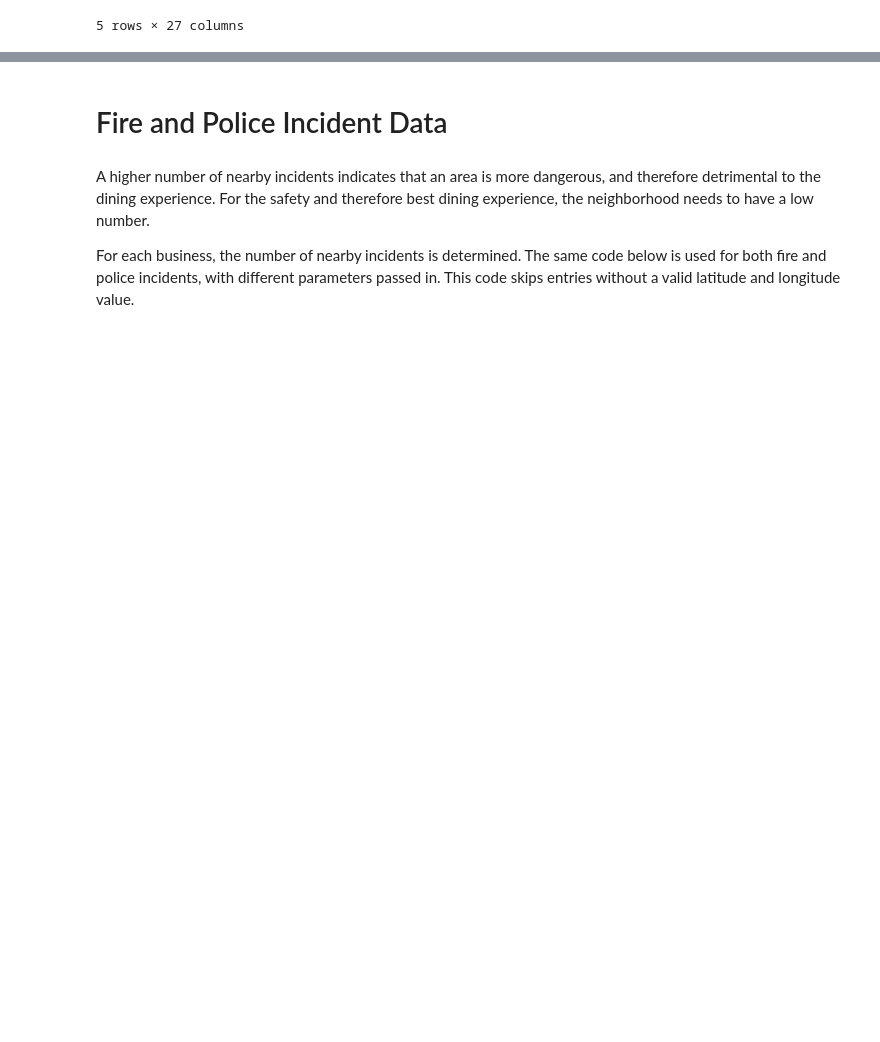
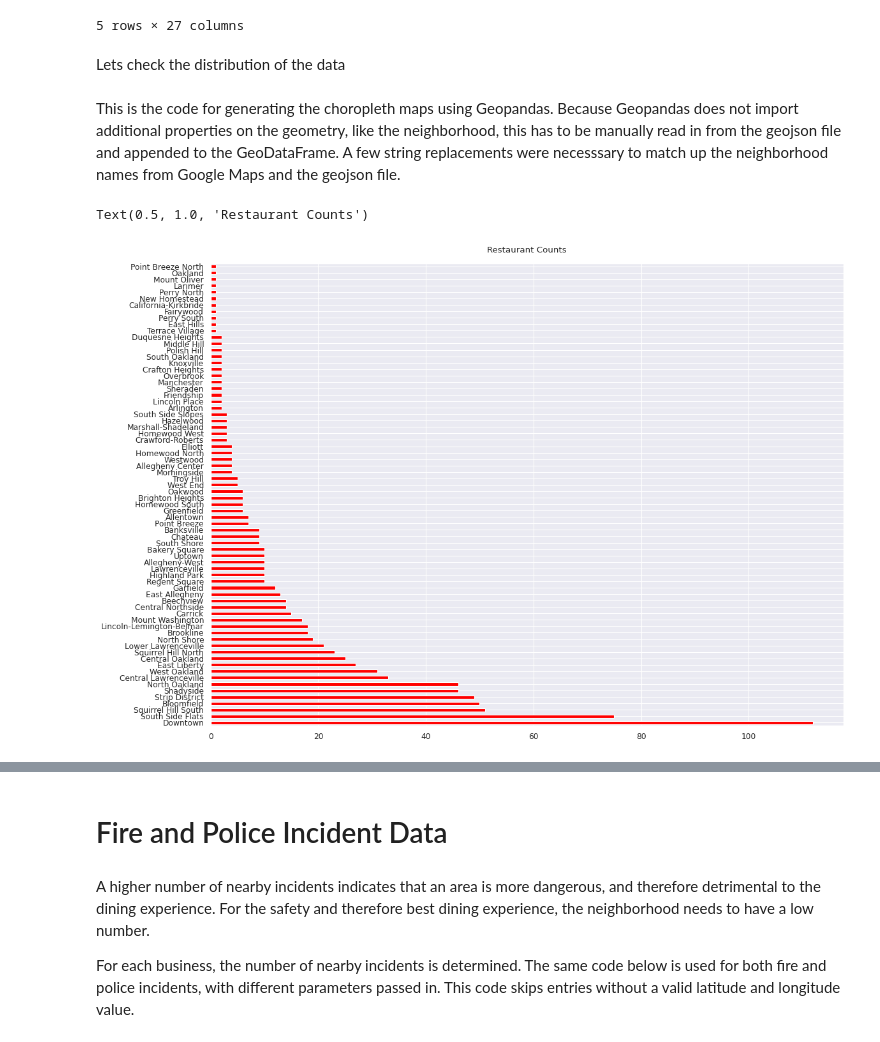
Before and after one commit to Bejofo/CMPINFO_0010_Final_Project, a Jupyter notebook: notebooks/summary.ipynb, the cells around one changed output, grey strips where cells are left out. Drawn from its saved outputs; the diff is of its cells as text; code cells hidden in the pictures; blank space fills up the shorter version.

```diff
--- a/notebooks/summary.ipynb
+++ b/notebooks/summary.ipynb
@@ -336,3 +335,7 @@ business_list.head()
 | 3 | ChIJX9Zv-Zz2NIgRuL5tXjwo8mU | Lorenz Cafe | 40.444769 | -80.039711 | 718 Lorenz Ave, Pittsburgh, PA 15... | 718 | Lorenz Avenue | Elliott | ... |
 | 4 | ChIJPUHlkVH3NIgRMwVmDx22dPM | NakaEndZone BBQ | 40.438080 | -80.054655 | 1310 Crafton Blvd, Pittsburgh, PA... | 1310 | Crafton Boulevard | Crafton Heights | ... |
 5 rows × 27 columns
+# %% [markdown]
+Lets check the distribution of the data
+# %% [markdown]
+This is the code for generating the choropleth maps using Geopandas. Because Geopandas does not import additional properties on the geometry, like the neighborhood, this has to be manually read in from the geojson file and appended to the GeoDataFrame. A few string replacements were necesssary to match up the neighborhood names from Google Maps and the geojson file.
@@ -338,0 +386,11 @@ business_list.head()
+# %%
+from matplotlib.pyplot import figure
+import seaborn
+
+figure(figsize=(16, 12), dpi=80)
+business_count = business_list['neighborhood'].value_counts()
+ax = business_count.plot.barh(legend=False, color="red")
+pyplot.title("Restaurant Counts", pad=15)
+# %% [output]
+Text(0.5, 1.0, 'Restaurant Counts')
+[figure, added]
```
Also changed, not shown: parts of 49 cells of this notebook.
